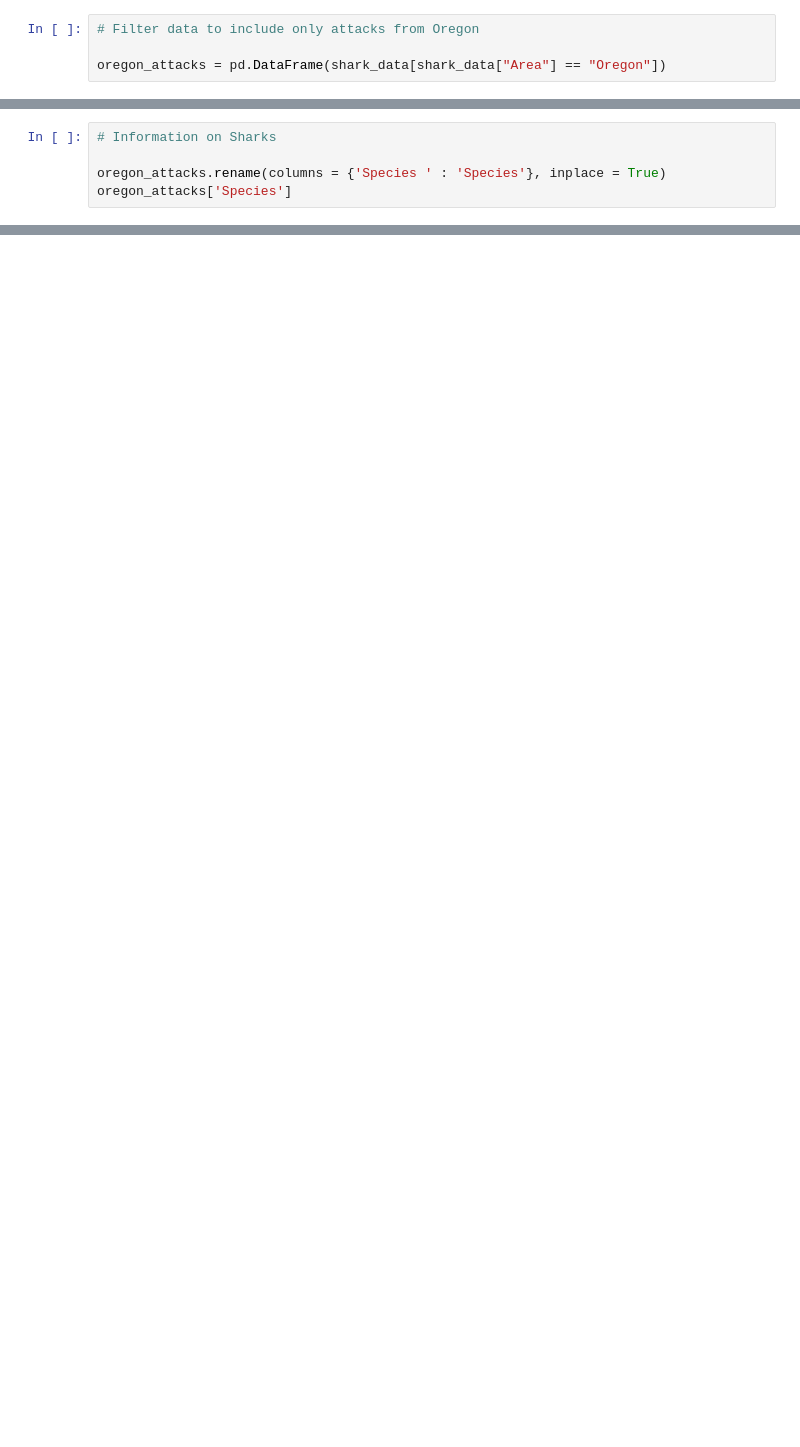
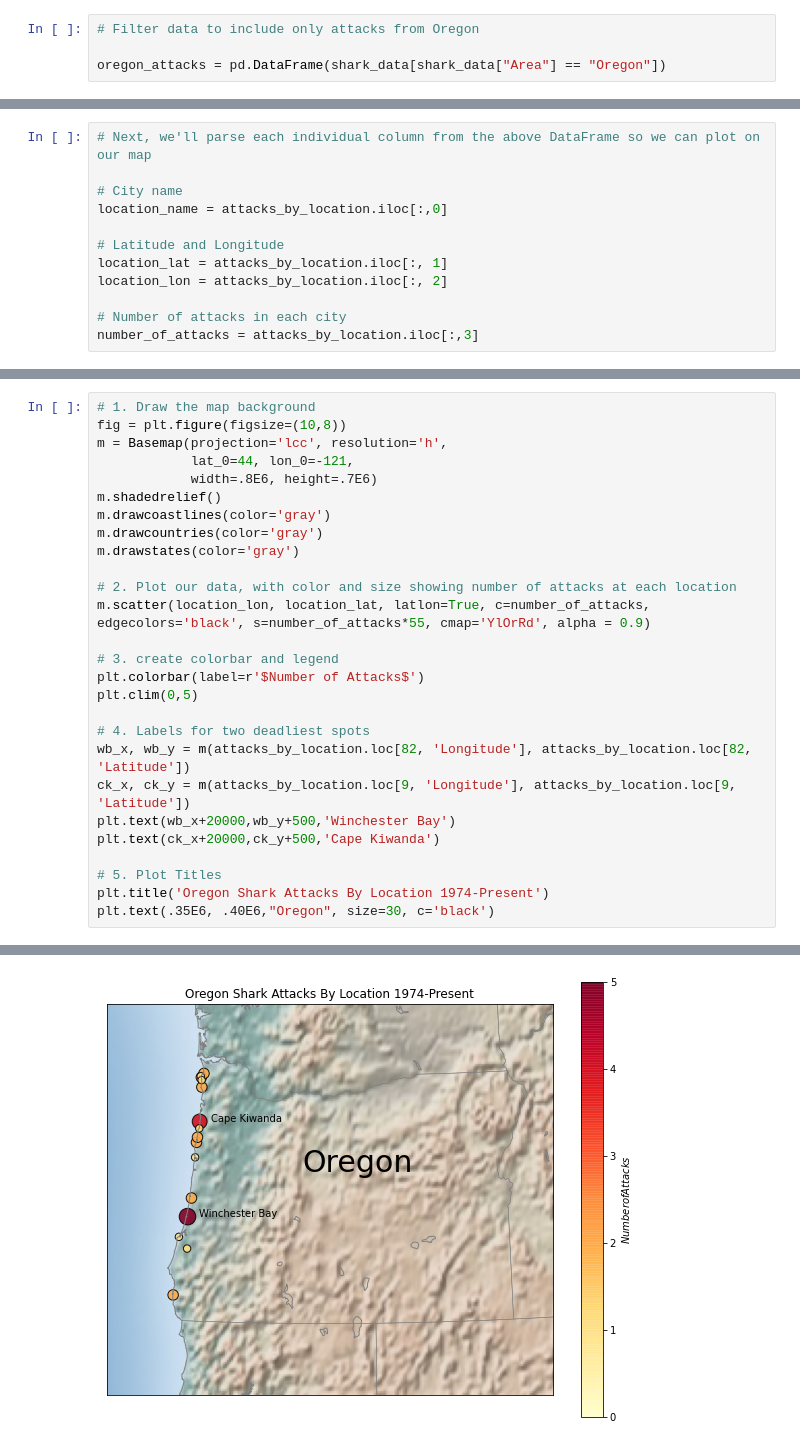
Before and after one commit to warren-berg/Oregon-Coast-Shark-Attacks, a Jupyter notebook: Shark Attacks on the Oregon Coast.ipynb, the cells around one changed output, grey strips where cells are left out. Saved outputs shown, nothing was run; the diff lists cells and outputs as text; blank space fills up the shorter version.

```diff
--- a/Shark Attacks on the Oregon Coast.ipynb
+++ b/Shark Attacks on the Oregon Coast.ipynb
@@ -348,5 +40,0 @@ Any correlation between what time of year attacks occur and which location?
-# %%
-# Information on Sharks
-
-oregon_attacks.rename(columns = {'Species ' : 'Species'}, inplace = True)
-oregon_attacks['Species']
@@ -381,0 +161,12 @@ Name: Species, dtype: object
+# %%
+# Next, we'll parse each individual column from the above DataFrame so we can plot on our map
+
+# City name
+location_name = attacks_by_location.iloc[:,0]
+
+# Latitude and Longitude
+location_lat = attacks_by_location.iloc[:, 1]
+location_lon = attacks_by_location.iloc[:, 2]
+
+# Number of attacks in each city
+number_of_attacks = attacks_by_location.iloc[:,3]
@@ -381,0 +177,28 @@ Name: Species, dtype: object
+# %%
+# 1. Draw the map background
+fig = plt.figure(figsize=(10,8))
+m = Basemap(projection='lcc', resolution='h',
+            lat_0=44, lon_0=-121,
+            width=.8E6, height=.7E6)
+m.shadedrelief()
+m.drawcoastlines(color='gray')
+m.drawcountries(color='gray')
+m.drawstates(color='gray')
+
+# 2. Plot our data, with color and size showing number of attacks at each location
+m.scatter(location_lon, location_lat, latlon=True, c=number_of_attacks, edgecolors='black', s=number_of_attacks*55, cmap='YlOrRd', alpha = 0.9)
+
+# 3. create colorbar and legend
+plt.colorbar(label=r'$Number of Attacks$')
+plt.clim(0,5)
+
+# 4. Labels for two deadliest spots
+wb_x, wb_y = m(attacks_by_location.loc[82, 'Longitude'], attacks_by_location.loc[82, 'Latitude'])
+ck_x, ck_y = m(attacks_by_location.loc[9, 'Longitude'], attacks_by_location.loc[9, 'Latitude'])
+plt.text(wb_x+20000,wb_y+500,'Winchester Bay')
+plt.text(ck_x+20000,ck_y+500,'Cape Kiwanda')
+
+# 5. Plot Titles
+plt.title('Oregon Shark Attacks By Location 1974-Present')
+plt.text(.35E6, .40E6,"Oregon", size=30, c='black')
+# %% [output]
@@ -381,0 +206 @@ Name: Species, dtype: object
+[figure, added]
```
Also changed, not shown: parts of 45 cells of this notebook.
